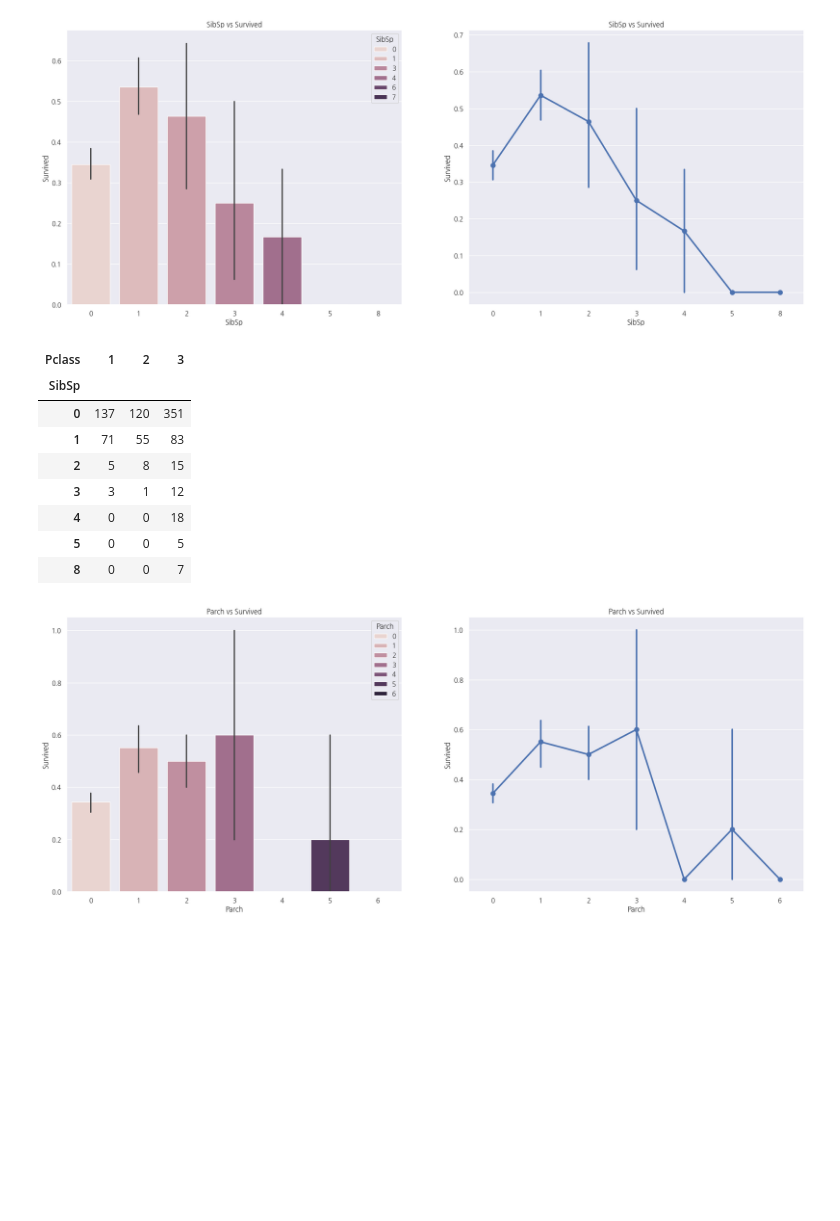
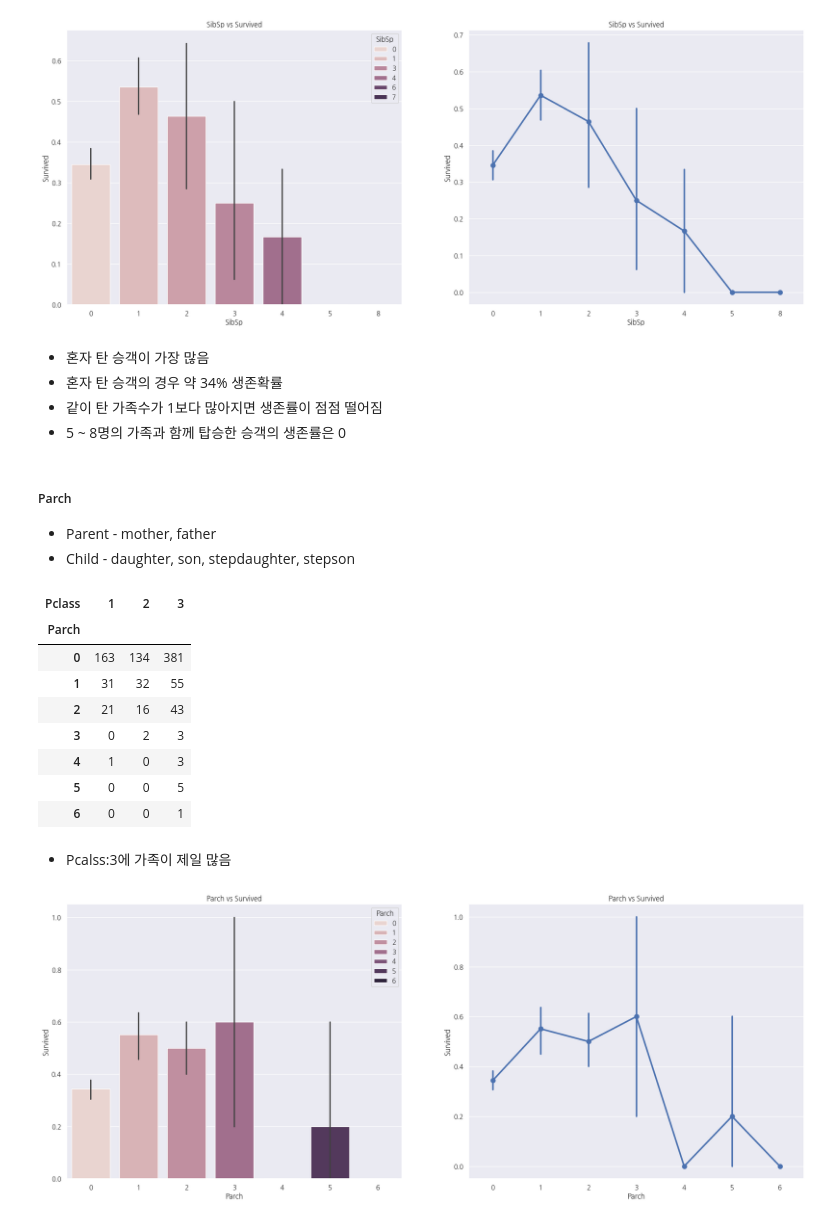
Before and after one commit to hugoMGSung/study-pytorch, a Jupyter notebook: after_hs/ah002_Titanic.ipynb, the cells around one changed output. Cells and saved outputs as stored; diff of their text form; code cells hidden in the pictures; blank space fills up the shorter version.

```diff
--- a/after_hs/ah002_Titanic.ipynb
+++ b/after_hs/ah002_Titanic.ipynb
@@ -310,18 +345,30 @@ ax[1].set_title('SibSp vs Survived')
 plt.show()
 # %% [output]
 [figure]
+# %% [markdown]
+- 혼자 탄 승객이 가장 많음
+- 혼자 탄 승객의 경우 약 34% 생존확률
+- 같이 탄 가족수가 1보다 많아지면 생존률이 점점 떨어짐
+- 5 ~ 8명의 가족과 함께 탑승한 승객의 생존률은 0
+# %% [markdown]
+##### Parch
+
+- Parent - mother, father
+- Child - daughter, son, stepdaughter, stepson
 # %%
-pd.crosstab(df_train.SibSp, df_train.Pclass).style.background_gradient(cmap='summer_r')
+pd.crosstab(df_train.Parch, df_train.Pclass).style.background_gradient(cmap='summer_r')
 # %% [output]
 | Pclass | 1 | 2 | 3 |
-| SibSp |  |  |  |
-| 0 | 137 | 120 | 351 |
-| 1 | 71 | 55 | 83 |
-| 2 | 5 | 8 | 15 |
-| 3 | 3 | 1 | 12 |
-| 4 | 0 | 0 | 18 |
+| Parch |  |  |  |
+| 0 | 163 | 134 | 381 |
+| 1 | 31 | 32 | 55 |
+| 2 | 21 | 16 | 43 |
+| 3 | 0 | 2 | 3 |
+| 4 | 1 | 0 | 3 |
 | 5 | 0 | 0 | 5 |
-| 8 | 0 | 0 | 7 |
+| 6 | 0 | 0 | 1 |
+# %% [markdown]
+- Pcalss:3에 가족이 제일 많음
 # %%
 f, ax=plt.subplots(1, 2, figsize=(20, 8))
 sns.barplot(df_train, x='Parch', y='Survived', hue='Parch', ax=ax[0])
```
Also changed, not shown: parts of 60 cells of this notebook, 1 other file.
